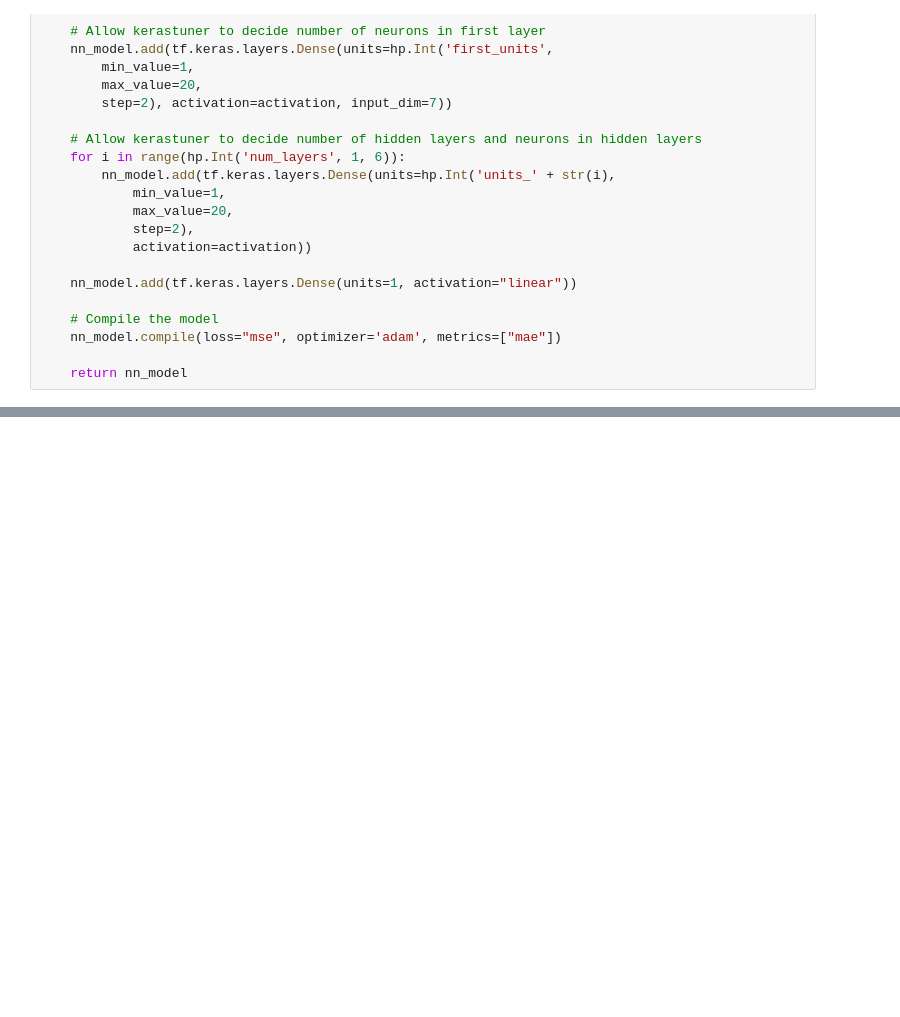
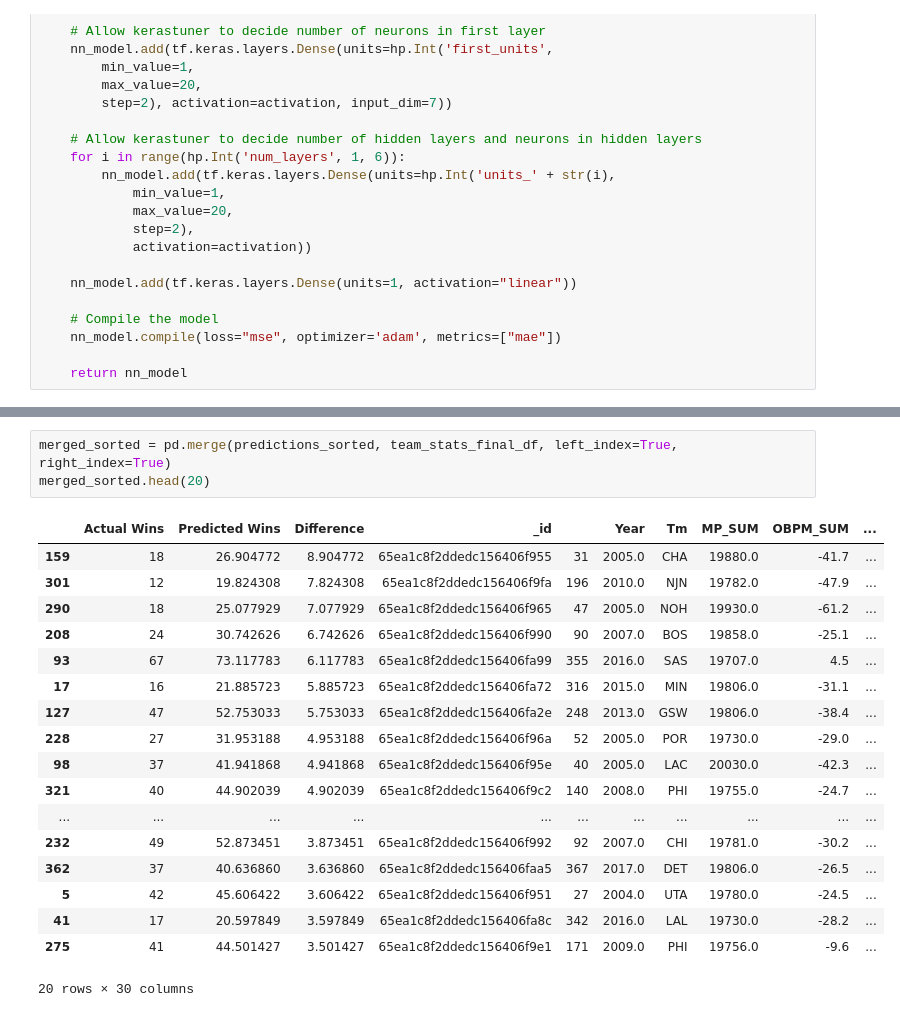
Before and after one commit to Lillyrue/Project-4, a Jupyter notebook: model_optimization_colab_neural_year.ipynb, the cells around one changed output, grey strips where cells are left out. Cells and saved outputs as stored; diff of their text form; blank space fills up the shorter version.

```diff
--- a/model_optimization_colab_neural_year.ipynb
+++ b/model_optimization_colab_neural_year.ipynb
@@ -249,0 +312,22 @@ plt.show()
+# %%
+merged_sorted = pd.merge(predictions_sorted, team_stats_final_df, left_index=True, right_index=True)
+merged_sorted.head(20)
+# %% [output]
+|  | Actual Wins | Predicted Wins | Difference | _id |  | Year | Tm | MP_SUM | OBPM_SUM | ... |
+| 159 | 18 | 26.904772 | 8.904772 | 65ea1c8f2ddedc156406f955 | 31 | 2005.0 | CHA | 19880.0 | -41.7 | ... |
+| 301 | 12 | 19.824308 | 7.824308 | 65ea1c8f2ddedc156406f9fa | 196 | 2010.0 | NJN | 19782.0 | -47.9 | ... |
+| 290 | 18 | 25.077929 | 7.077929 | 65ea1c8f2ddedc156406f965 | 47 | 2005.0 | NOH | 19930.0 | -61.2 | ... |
+| 208 | 24 | 30.742626 | 6.742626 | 65ea1c8f2ddedc156406f990 | 90 | 2007.0 | BOS | 19858.0 | -25.1 | ... |
+| 93 | 67 | 73.117783 | 6.117783 | 65ea1c8f2ddedc156406fa99 | 355 | 2016.0 | SAS | 19707.0 | 4.5 | ... |
+| 17 | 16 | 21.885723 | 5.885723 | 65ea1c8f2ddedc156406fa72 | 316 | 2015.0 | MIN | 19806.0 | -31.1 | ... |
+| 127 | 47 | 52.753033 | 5.753033 | 65ea1c8f2ddedc156406fa2e | 248 | 2013.0 | GSW | 19806.0 | -38.4 | ... |
+| 228 | 27 | 31.953188 | 4.953188 | 65ea1c8f2ddedc156406f96a | 52 | 2005.0 | POR | 19730.0 | -29.0 | ... |
+| 98 | 37 | 41.941868 | 4.941868 | 65ea1c8f2ddedc156406f95e | 40 | 2005.0 | LAC | 20030.0 | -42.3 | ... |
+| 321 | 40 | 44.902039 | 4.902039 | 65ea1c8f2ddedc156406f9c2 | 140 | 2008.0 | PHI | 19755.0 | -24.7 | ... |
+| ... | ... | ... | ... | ... | ... | ... | ... | ... | ... | ... |
+| 232 | 49 | 52.873451 | 3.873451 | 65ea1c8f2ddedc156406f992 | 92 | 2007.0 | CHI | 19781.0 | -30.2 | ... |
+| 362 | 37 | 40.636860 | 3.636860 | 65ea1c8f2ddedc156406faa5 | 367 | 2017.0 | DET | 19806.0 | -26.5 | ... |
+| 5 | 42 | 45.606422 | 3.606422 | 65ea1c8f2ddedc156406f951 | 27 | 2004.0 | UTA | 19780.0 | -24.5 | ... |
+| 41 | 17 | 20.597849 | 3.597849 | 65ea1c8f2ddedc156406fa8c | 342 | 2016.0 | LAL | 19730.0 | -28.2 | ... |
+| 275 | 41 | 44.501427 | 3.501427 | 65ea1c8f2ddedc156406f9e1 | 171 | 2009.0 | PHI | 19756.0 | -9.6 | ... |
+20 rows × 30 columns
```
Also changed, not shown: parts of 15 cells of this notebook, 3 other files.
